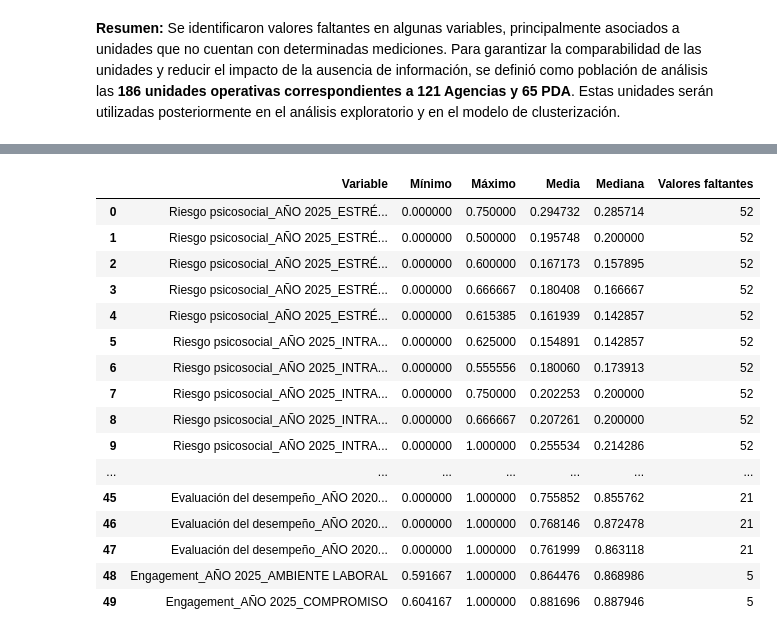
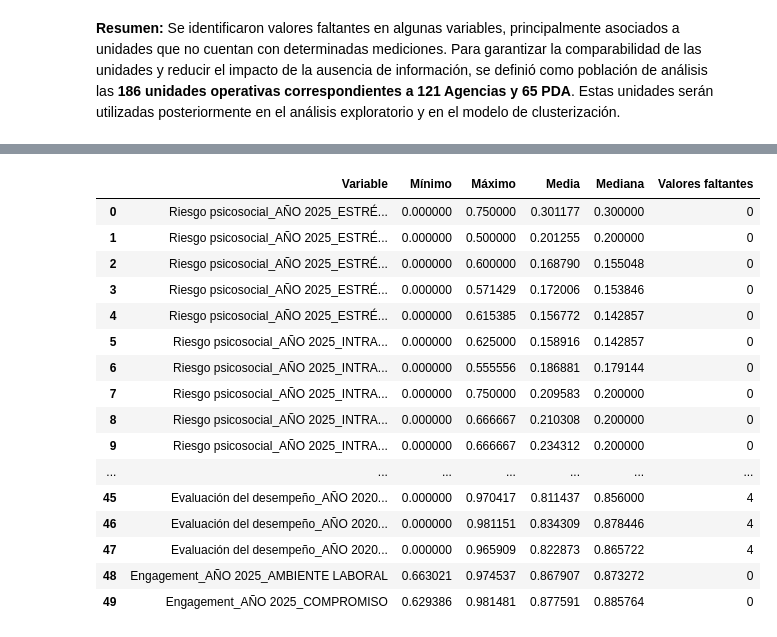
Before and after one commit to afobando94/MCD_AD_Taller1_clasificar_ofis, a Jupyter notebook: notebook/taller1_clasif_ofi_ao.ipynb, the cells around one changed output, grey strips where cells are left out. Saved outputs shown, nothing was run; the diff lists cells and outputs as text; code cells hidden in the pictures.

```diff
--- a/notebook/taller1_clasif_ofi_ao.ipynb
+++ b/notebook/taller1_clasif_ofi_ao.ipynb
@@ -245,30 +248,30 @@ Variables categóricas:
 # %%
 # Resumen de variables numéricas
 resumen_numericas = pd.DataFrame({
     'Variable': variables_numericas,
-    'Mínimo': df[variables_numericas].min().values,
-    'Máximo': df[variables_numericas].max().values,
-    'Media': df[variables_numericas].mean().values,
-    'Mediana': df[variables_numericas].median().values,
-    'Valores faltantes': df[variables_numericas].isna().sum().values
+    'Mínimo': df_modelo[variables_numericas].min().values,
+    'Máximo': df_modelo[variables_numericas].max().values,
+    'Media': df_modelo[variables_numericas].mean().values,
+    'Mediana': df_modelo[variables_numericas].median().values,
+    'Valores faltantes': df_modelo[variables_numericas].isna().sum().values
 })
 
 resumen_numericas
 # %% [output]
 |  | Variable | Mínimo | Máximo | Media | Mediana | Valores faltantes |
-| 0 | Riesgo psicosocial_AÑO 2025_ESTRÉ... | 0.000000 | 0.750000 | 0.294732 | 0.285714 | 52 |
-| 1 | Riesgo psicosocial_AÑO 2025_ESTRÉ... | 0.000000 | 0.500000 | 0.195748 | 0.200000 | 52 |
-| 2 | Riesgo psicosocial_AÑO 2025_ESTRÉ... | 0.000000 | 0.600000 | 0.167173 | 0.157895 | 52 |
-| 3 | Riesgo psicosocial_AÑO 2025_ESTRÉ... | 0.000000 | 0.666667 | 0.180408 | 0.166667 | 52 |
-| 4 | Riesgo psicosocial_AÑO 2025_ESTRÉ... | 0.000000 | 0.615385 | 0.161939 | 0.142857 | 52 |
-| 5 | Riesgo psicosocial_AÑO 2025_INTRA... | 0.000000 | 0.625000 | 0.154891 | 0.142857 | 52 |
-| 6 | Riesgo psicosocial_AÑO 2025_INTRA... | 0.000000 | 0.555556 | 0.180060 | 0.173913 | 52 |
-| 7 | Riesgo psicosocial_AÑO 2025_INTRA... | 0.000000 | 0.750000 | 0.202253 | 0.200000 | 52 |
-| 8 | Riesgo psicosocial_AÑO 2025_INTRA... | 0.000000 | 0.666667 | 0.207261 | 0.200000 | 52 |
-| 9 | Riesgo psicosocial_AÑO 2025_INTRA... | 0.000000 | 1.000000 | 0.255534 | 0.214286 | 52 |
+| 0 | Riesgo psicosocial_AÑO 2025_ESTRÉ... | 0.000000 | 0.750000 | 0.301177 | 0.300000 | 0 |
+| 1 | Riesgo psicosocial_AÑO 2025_ESTRÉ... | 0.000000 | 0.500000 | 0.201255 | 0.200000 | 0 |
+| 2 | Riesgo psicosocial_AÑO 2025_ESTRÉ... | 0.000000 | 0.600000 | 0.168790 | 0.155048 | 0 |
+| 3 | Riesgo psicosocial_AÑO 2025_ESTRÉ... | 0.000000 | 0.571429 | 0.172006 | 0.153846 | 0 |
+| 4 | Riesgo psicosocial_AÑO 2025_ESTRÉ... | 0.000000 | 0.615385 | 0.156772 | 0.142857 | 0 |
+| 5 | Riesgo psicosocial_AÑO 2025_INTRA... | 0.000000 | 0.625000 | 0.158916 | 0.142857 | 0 |
+| 6 | Riesgo psicosocial_AÑO 2025_INTRA... | 0.000000 | 0.555556 | 0.186881 | 0.179144 | 0 |
+| 7 | Riesgo psicosocial_AÑO 2025_INTRA... | 0.000000 | 0.750000 | 0.209583 | 0.200000 | 0 |
+| 8 | Riesgo psicosocial_AÑO 2025_INTRA... | 0.000000 | 0.666667 | 0.210308 | 0.200000 | 0 |
+| 9 | Riesgo psicosocial_AÑO 2025_INTRA... | 0.000000 | 0.666667 | 0.234312 | 0.200000 | 0 |
 | ... | ... | ... | ... | ... | ... | ... |
-| 45 | Evaluación del desempeño_AÑO 2020... | 0.000000 | 1.000000 | 0.755852 | 0.855762 | 21 |
-| 46 | Evaluación del desempeño_AÑO 2020... | 0.000000 | 1.000000 | 0.768146 | 0.872478 | 21 |
-| 47 | Evaluación del desempeño_AÑO 2020... | 0.000000 | 1.000000 | 0.761999 | 0.863118 | 21 |
-| 48 | Engagement_AÑO 2025_AMBIENTE LABORAL | 0.591667 | 1.000000 | 0.864476 | 0.868986 | 5 |
-| 49 | Engagement_AÑO 2025_COMPROMISO | 0.604167 | 1.000000 | 0.881696 | 0.887946 | 5 |
+| 45 | Evaluación del desempeño_AÑO 2020... | 0.000000 | 0.970417 | 0.811437 | 0.856000 | 4 |
+| 46 | Evaluación del desempeño_AÑO 2020... | 0.000000 | 0.981151 | 0.834309 | 0.878446 | 4 |
+| 47 | Evaluación del desempeño_AÑO 2020... | 0.000000 | 0.965909 | 0.822873 | 0.865722 | 4 |
+| 48 | Engagement_AÑO 2025_AMBIENTE LABORAL | 0.663021 | 0.974537 | 0.867907 | 0.873272 | 0 |
+| 49 | Engagement_AÑO 2025_COMPROMISO | 0.629386 | 0.981481 | 0.877591 | 0.885764 | 0 |
```
Also changed, not shown: parts of 58 cells of this notebook.
